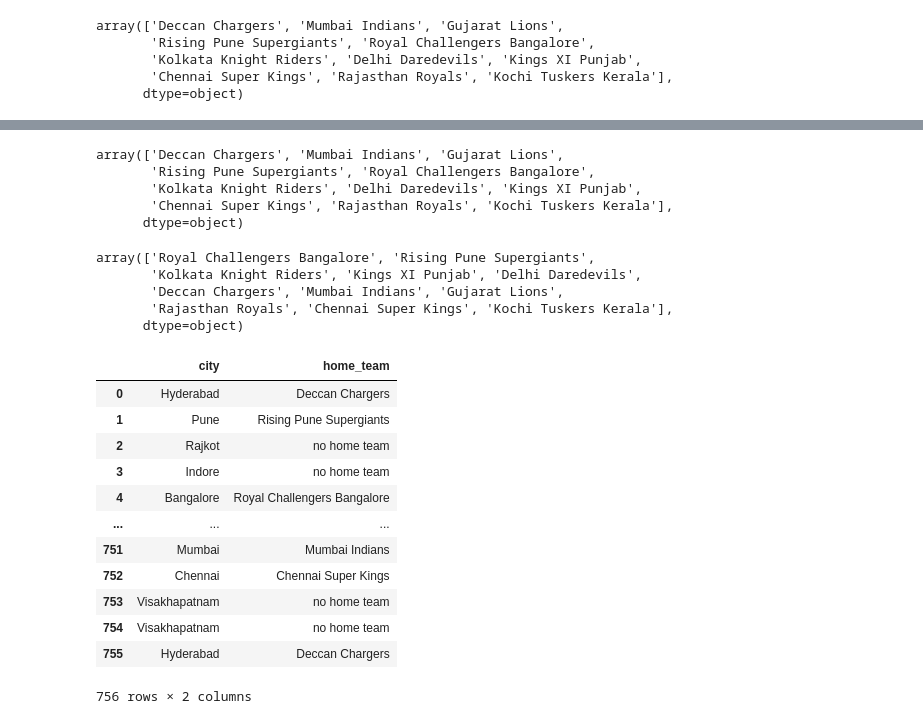
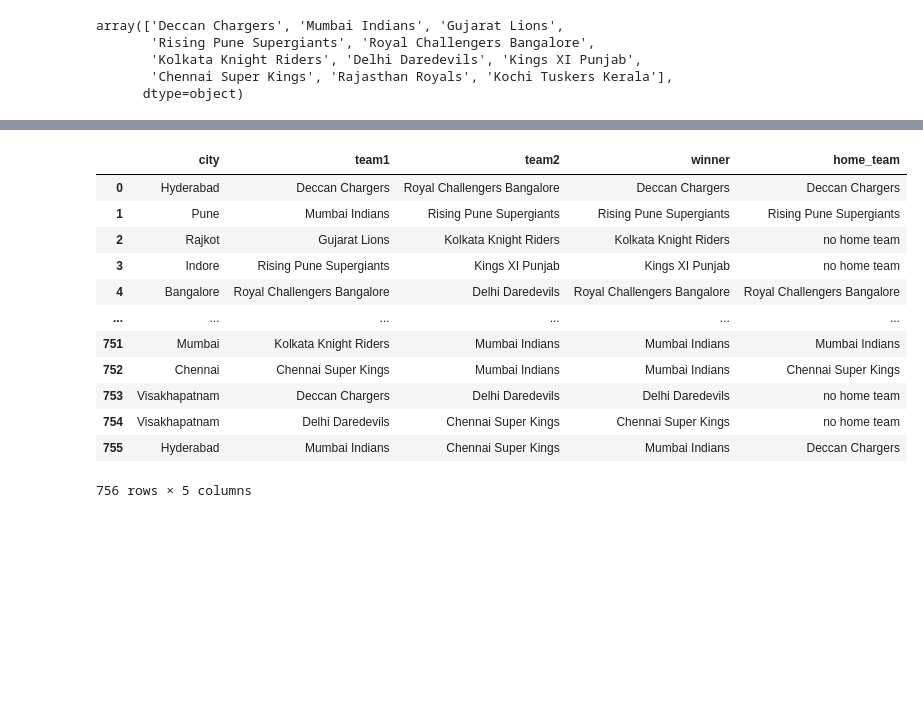
Before and after one commit to Spap123/DIG-Classes, a Jupyter notebook: 25th Feb Batch/Class_24.09.2023_IPL_Project.ipynb, the cells around one changed output, grey strips where cells are left out. Drawn from its saved outputs; the diff is of its cells as text; code cells hidden in the pictures; blank space fills up the shorter version.

```diff
--- a/25th Feb Batch/Class_24.09.2023_IPL_Project.ipynb
+++ b/25th Feb Batch/Class_24.09.2023_IPL_Project.ipynb
@@ -289,56 +242,17 @@ array(['Hyderabad', 'Pune', 'Rajkot', 'Indore', 'Bangalore', 'Mumbai',
-# %%
-ipl['team1'].unique()
-# %% [output]
-array(['Deccan Chargers', 'Mumbai Indians', 'Gujarat Lions',
-       'Rising Pune Supergiants', 'Royal Challengers Bangalore',
-       'Kolkata Knight Riders', 'Delhi Daredevils', 'Kings XI Punjab',
-       'Chennai Super Kings', 'Rajasthan Royals', 'Kochi Tuskers Kerala'],
-      dtype=object)
-# %%
-ipl['team2'].unique()
-# %% [output]
-array(['Royal Challengers Bangalore', 'Rising Pune Supergiants',
-       'Kolkata Knight Riders', 'Kings XI Punjab', 'Delhi Daredevils',
-       'Deccan Chargers', 'Mumbai Indians', 'Gujarat Lions',
-       'Rajasthan Royals', 'Chennai Super Kings', 'Kochi Tuskers Kerala'],
-      dtype=object)
-# %%
-# Create a dictionary mapping cities to home teams
-home_team_mapping = {
-    'Bangalore': 'Royal Challengers Bangalore',
-    'Pune': 'Rising Pune Supergiants',
-    'Kolkata': 'Kolkata Knight Riders',
-    'Mumbai': 'Mumbai Indians',
-    'Chennai': 'Chennai Super Kings',
-    'Delhi': 'Delhi Daredevils',
-    'Hyderabad': 'Deccan Chargers',
-    'Mohali': 'Kings XI Punjab',
-    'Chandigarh': 'Kings XI Punjab',
-    'Kochi': 'Kochi Tuskers Kerala',
-    'Ahmedabad': 'Gujarat Lions',
-    'Jaipur': 'Rajasthan Royals'
-}
-
-# Create the 'home_team' column
-ipl['home_team'] = ipl['city'].map(home_team_mapping)
-
-# For cities with no associated team, fill with "no home team"
-ipl['home_team'].fillna('no home team', inplace=True)
-
-# Display the updated DataFrame
-ipl[['city', 'home_team']]
-# %% [output]
-|  | city | home_team |
-| 0 | Hyderabad | Deccan Chargers |
-| 1 | Pune | Rising Pune Supergiants |
-| 2 | Rajkot | no home team |
-| 3 | Indore | no home team |
-| 4 | Bangalore | Royal Challengers Bangalore |
-| ... | ... | ... |
-| 751 | Mumbai | Mumbai Indians |
-| 752 | Chennai | Chennai Super Kings |
-| 753 | Visakhapatnam | no home team |
-| 754 | Visakhapatnam | no home team |
-| 755 | Hyderabad | Deccan Chargers |
-756 rows × 2 columns
+# %%
+ipl[['city','team1','team2','winner','home_team']]
+# %% [output]
+|  | city | team1 | team2 | winner | home_team |
+| 0 | Hyderabad | Deccan Chargers | Royal Challengers Bangalore | Deccan Chargers | Deccan Chargers |
+| 1 | Pune | Mumbai Indians | Rising Pune Supergiants | Rising Pune Supergiants | Rising Pune Supergiants |
+| 2 | Rajkot | Gujarat Lions | Kolkata Knight Riders | Kolkata Knight Riders | no home team |
+| 3 | Indore | Rising Pune Supergiants | Kings XI Punjab | Kings XI Punjab | no home team |
+| 4 | Bangalore | Royal Challengers Bangalore | Delhi Daredevils | Royal Challengers Bangalore | Royal Challengers Bangalore |
+| ... | ... | ... | ... | ... | ... |
+| 751 | Mumbai | Kolkata Knight Riders | Mumbai Indians | Mumbai Indians | Mumbai Indians |
+| 752 | Chennai | Chennai Super Kings | Mumbai Indians | Mumbai Indians | Chennai Super Kings |
+| 753 | Visakhapatnam | Deccan Chargers | Delhi Daredevils | Delhi Daredevils | no home team |
+| 754 | Visakhapatnam | Delhi Daredevils | Chennai Super Kings | Chennai Super Kings | no home team |
+| 755 | Hyderabad | Mumbai Indians | Chennai Super Kings | Mumbai Indians | Deccan Chargers |
+756 rows × 5 columns
 # %%
```
Also changed, not shown: parts of 25 cells of this notebook, 2 other files.
